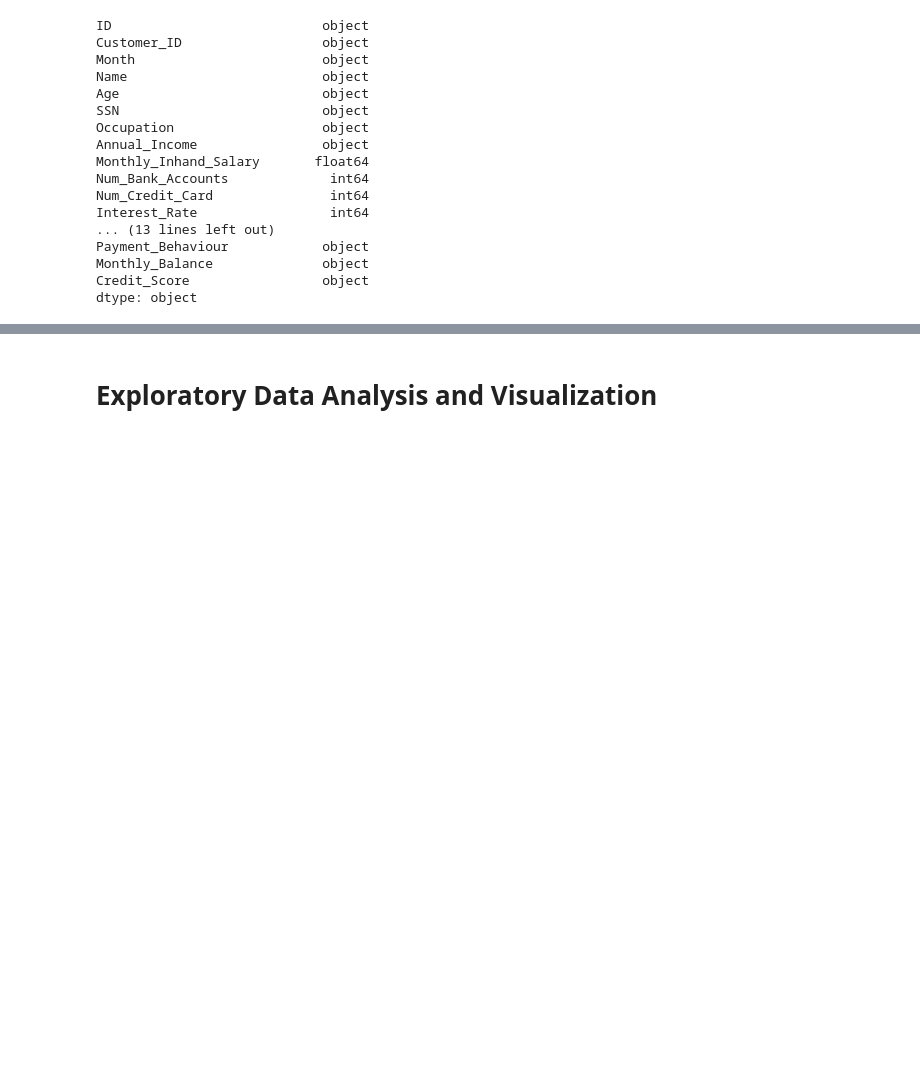
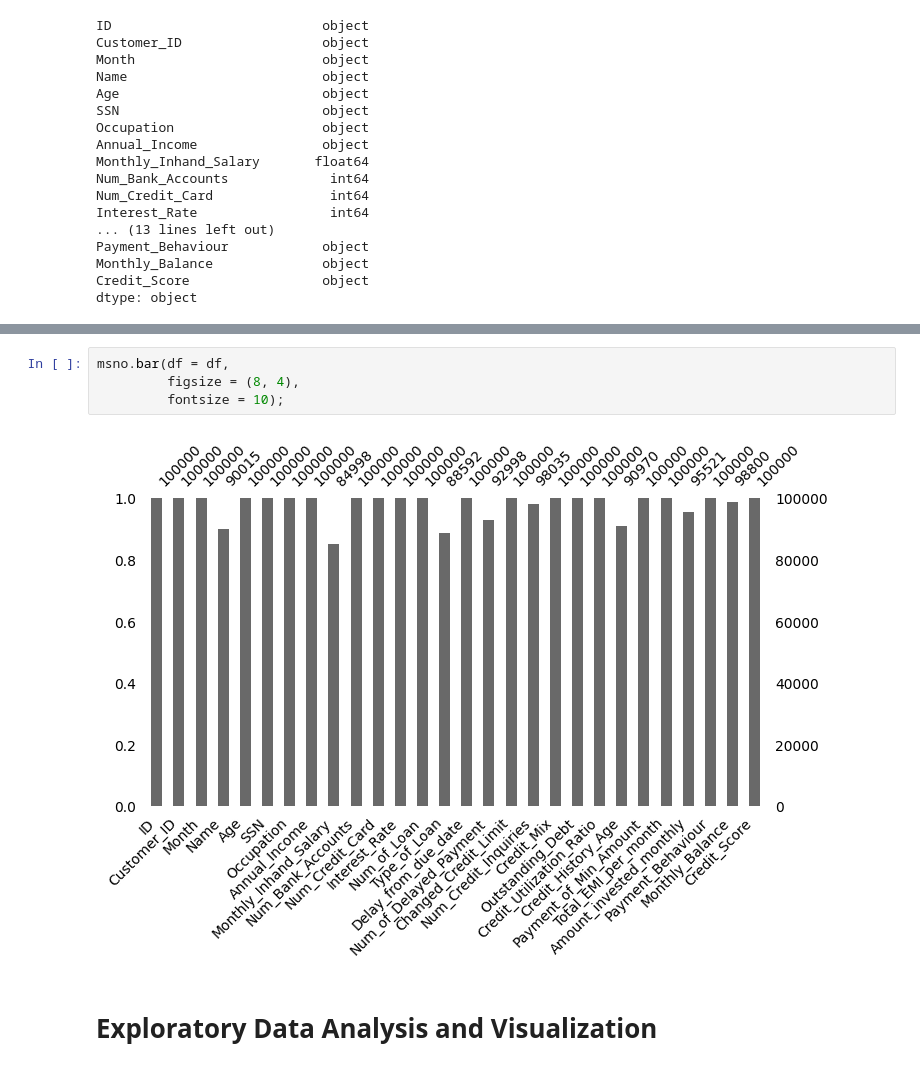
Before and after one commit to erkincak/Credit-Score-Classification, a Jupyter notebook: credit-score-classification.ipynb, the cells around one changed output, grey strips where cells are left out. Drawn from its saved outputs; the diff is of its cells as text; blank space fills up the shorter version.

```diff
--- a/credit-score-classification.ipynb
+++ b/credit-score-classification.ipynb
@@ -103,3 +127,9 @@ df.describe().T
+# %%
+msno.bar(df = df,
+         figsize = (8, 4),
+         fontsize = 10);
+# %% [output]
+[figure, added]
 # %% [markdown]
 # Exploratory Data Analysis and Visualization
 # %% [markdown]
```
Also changed, not shown: parts of 4 cells of this notebook.
